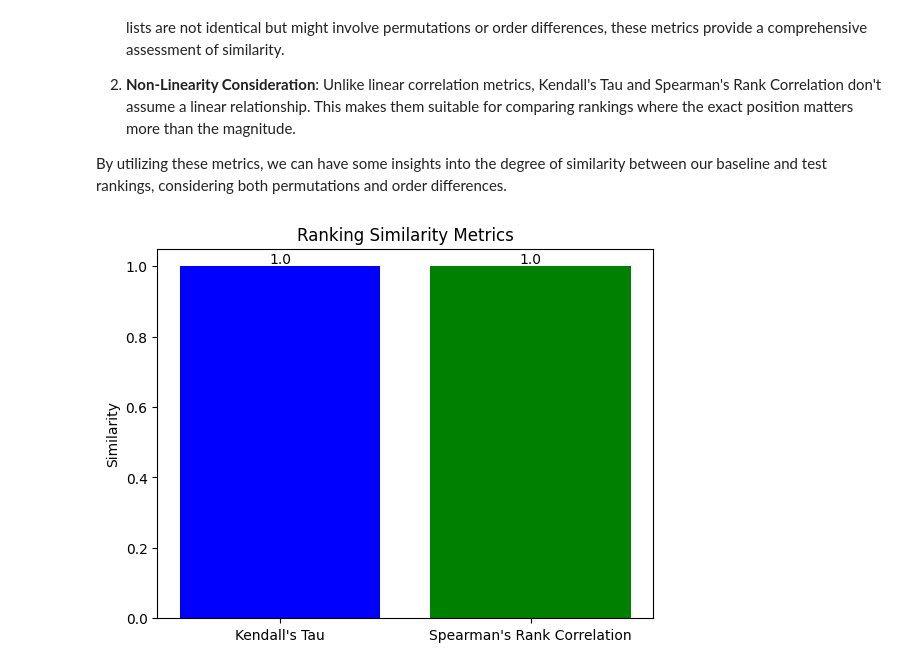
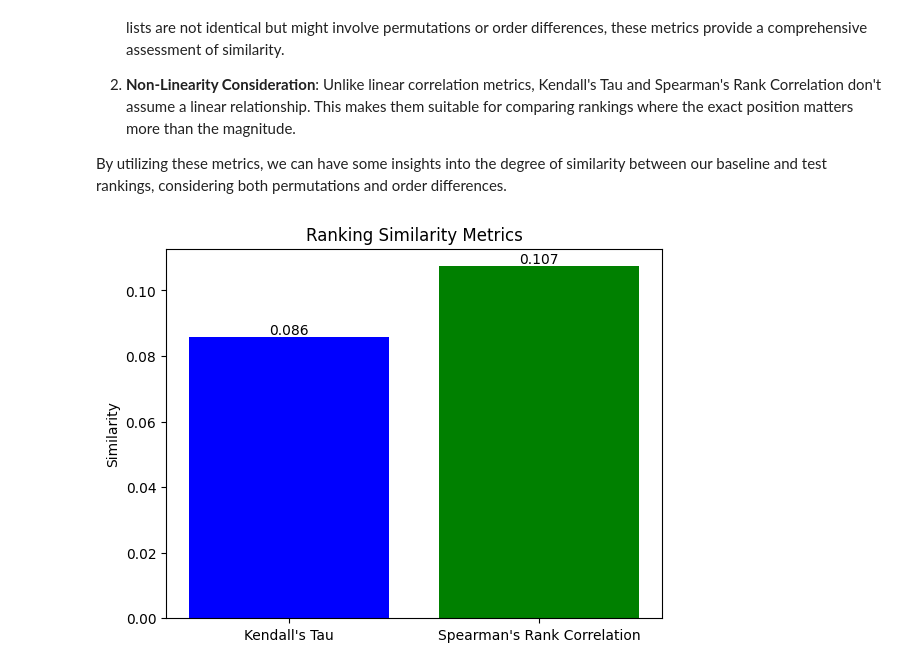
Before and after one commit to zestones/information-retrieval, a Jupyter notebook: notebooks/runs_comparator.ipynb, the cells around one changed output. Cells and saved outputs as stored; diff of their text form; code cells hidden in the pictures.

```diff
--- a/notebooks/runs_comparator.ipynb
+++ b/notebooks/runs_comparator.ipynb
@@ -20,11 +20,11 @@ run_folder = "../docs/resources/runs/"
 
 # Read the first run file into a pandas DataFrame
 df1 = pd.read_csv(
-    "../docs/resources/runs/before.txt",
+    run_folder + "BengezzouIdrissMezianeGhilas_4_bm25_article_stop671_nostem_k1_b0.5.txt",
     sep=" ",
 )
 
-filename = "BengezzouIdrissMezianeGhilas_2_bm25fr_article_stop671_porter_k1_b0.5_alpha3_beta1_gamma2.txt"
+filename = "BengezzouIdrissMezianeGhilas_85_lnu_article_stop671_nostem_slope1.4.txt"
 df2 = pd.read_csv(
     run_folder + filename,
     sep=" ",
@@ -41,8 +41,8 @@ number of rows in df2:  48
 Compare the order of the third column in the two DataFrames and identify the differences.
 # %%
 # we need to compare the two dataframes (only the third column)
-df1_col3 = df1.iloc[:, 2]
-df2_col3 = df2.iloc[:, 2]
+df1_col3 = df1.iloc[:35, 2]
+df2_col3 = df2.iloc[:35, 2]
 
 # Compare the two columns and identify the differences
 differences = df1_col3.compare(df2_col3)
@@ -183,7 +186,7 @@ By utilizing these metrics, we can have some insights into the degree of similar
 # Extract the tags from the filename
 start_tag = "bm25"
 end_tag = "stop"
-tags = filename.split(start_tag)[1].split(end_tag)[0]
+tags = "filename.split(start_tag)[1].split(end_tag)[0]"
 
 # Convert the columns to lists
 list_baseline = df1_col3.iloc[:MAX_ROWS].tolist()
@@ -195,31 +198,31 @@ kendall_tau, _ = kendalltau(list_baseline, list_test)
 # Calculate Spearman's Rank Correlation Coefficient
 spearman_corr, _ = spearmanr(list_baseline, list_test)
 
 # Plot the results
 labels = ["Kendall's Tau", "Spearman's Rank Correlation"]
 values = [kendall_tau, spearman_corr]
 
 fig, ax = plt.subplots()
 bars = ax.bar(labels, values, color=["blue", "green"])
 
 # Annotate each bar with the exact value
 for bar, value in zip(bars, values):
     yval = bar.get_height()
     ax.text(
         bar.get_x() + bar.get_width() / 2,
         yval,
         round(value, 3),
         ha="center",
         va="bottom",
     )
 
 ax.set_ylabel("Similarity")
 ax.set_title("Ranking Similarity Metrics")
 
 # export plots
 plt.savefig(f"../docs/resources/plots/plots{tags}.png")
 
 # Show the plot
 plt.show()
 # %% [output]
-[figure, old version]
+[figure, new version]
```
Also changed, not shown: parts of 3 cells of this notebook, 13 other files.
